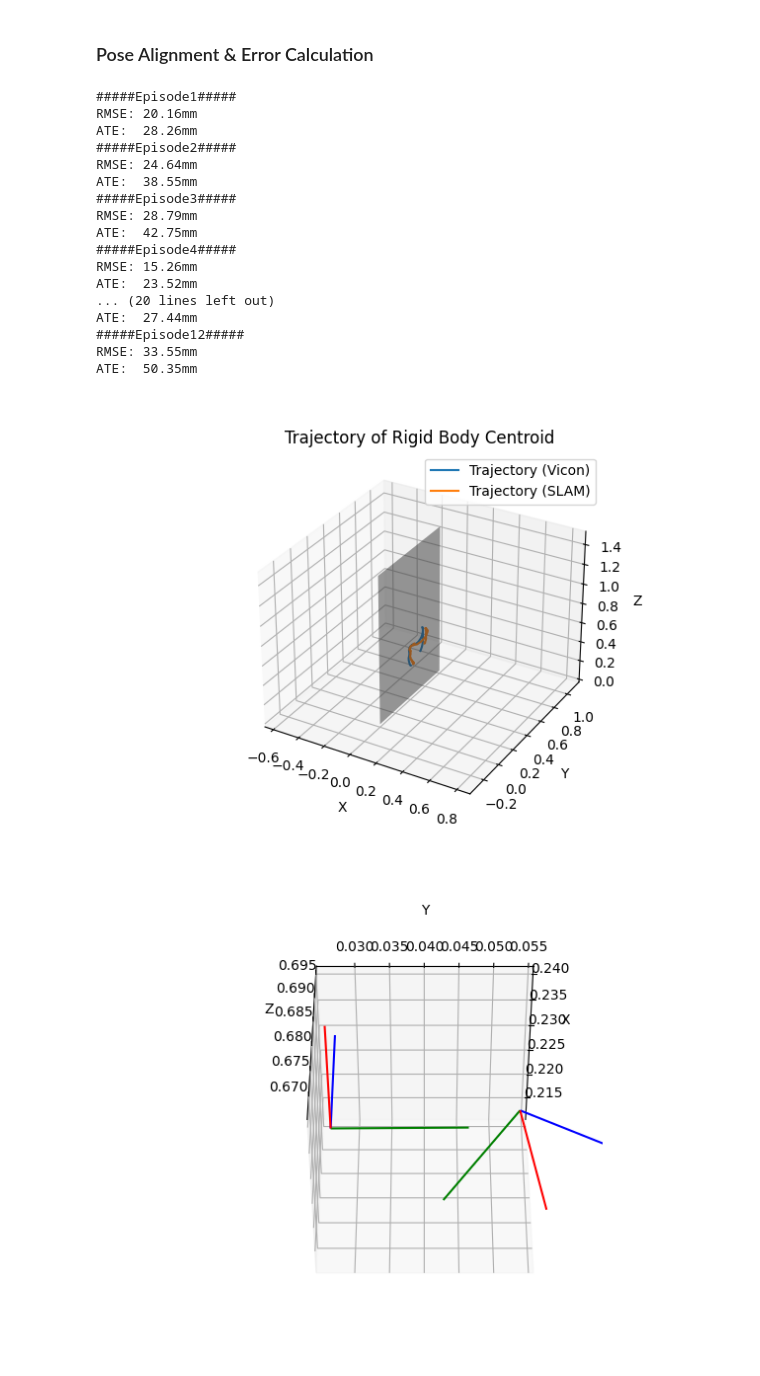
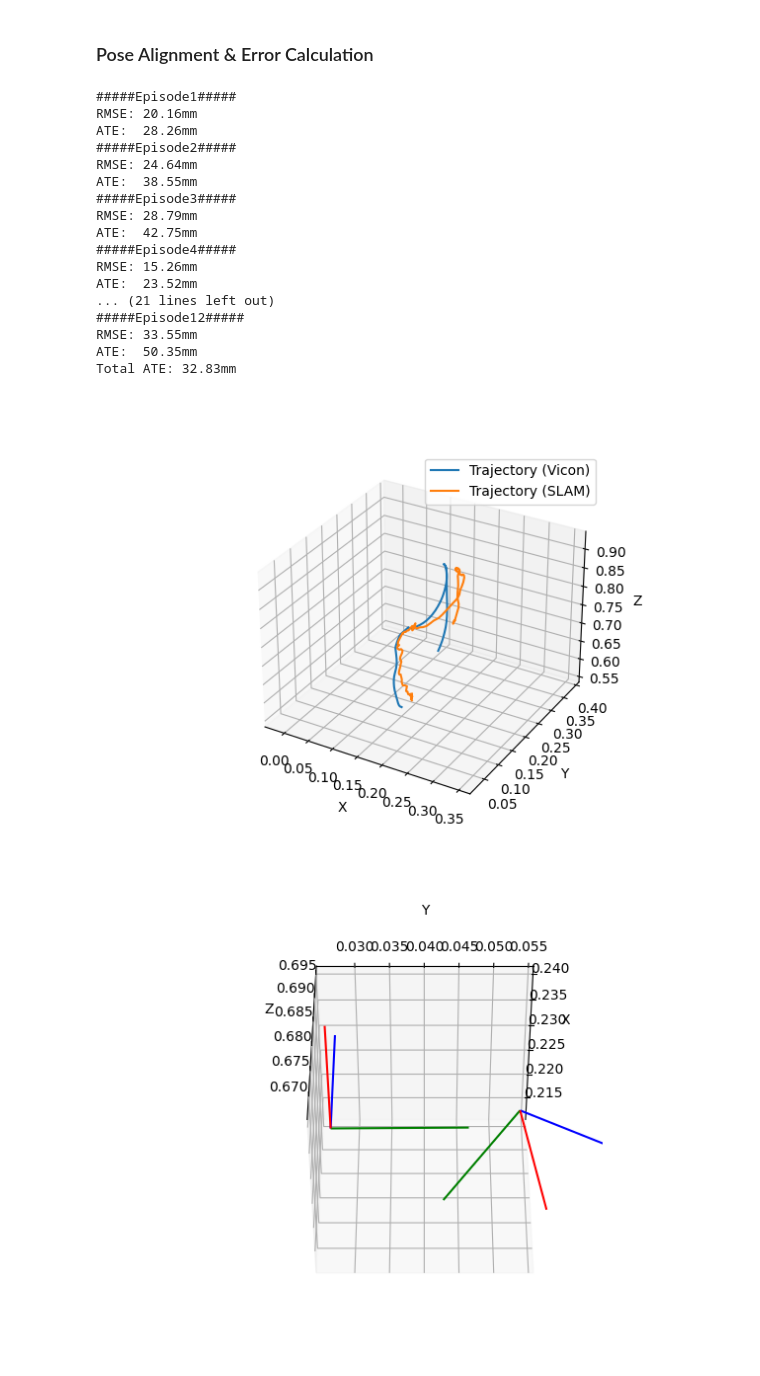
Before and after one commit to J4nn1K/demonstration-interface, a Jupyter notebook: notebooks/experiment1_slam_accuracy.ipynb, the cells around one changed output. Drawn from its saved outputs; the diff is of its cells as text; code cells hidden in the pictures.

```diff
--- a/notebooks/experiment1_slam_accuracy.ipynb
+++ b/notebooks/experiment1_slam_accuracy.ipynb
@@ -202,6 +207,8 @@ plt.show()
 # %% [markdown]
 ### Pose Alignment & Error Calculation
 # %%
+total = 0
+
 # Compute RMSE for translation components
 for i in range(len(cleaned_poses)):
     print(f'#####Episode{i+1}#####')
@@ -209,7 +216,12 @@ for i in range(len(cleaned_poses)):
     print(f'RMSE: {rmse_translation*1000:.2f}mm')
 
     ate = compute_ate(cleaned_poses[i], cleaned_vicon_poses[i])
+
+    total += ate
+
     print(f'ATE:  {ate*1000:.2f}mm')
+
+print(f'Total ATE: {total/len(cleaned_poses)*1000:.2f}mm')
 # %% [output]
 #####Episode1#####
 RMSE: 20.16mm
@@ -223,38 +235,38 @@ ATE:  42.75mm
 #####Episode4#####
 RMSE: 15.26mm
 ATE:  23.52mm
-... (20 lines left out)
-ATE:  27.44mm
+... (21 lines left out)
 #####Episode12#####
 RMSE: 33.55mm
 ATE:  50.35mm
+Total ATE: 32.83mm
 # %%
 # Visualize the trajectory of the centroid
 fig = plt.figure()
 ax = fig.add_subplot(111, projection='3d')
 
 ### TABLE ###
-y = np.linspace(0, 0.8, 100)
-z = np.linspace(0, 1.5, 100)
-Y, Z = np.meshgrid(y, z)
-X = np.full_like(Y, 0)
-ax.plot_surface(X, Y, Z, alpha=0.5, rstride=100, cstride=100, color='grey')
+# y = np.linspace(0, 0.8, 100)
+# z = np.linspace(0, 1.5, 100)
+# Y, Z = np.meshgrid(y, z)
+# X = np.full_like(Y, 0)
+# ax.plot_surface(X, Y, Z, alpha=0.5, rstride=100, cstride=100, color='grey')
 
 ax.plot(cleaned_vicon_poses[0][:,0,3],cleaned_vicon_poses[0][:,1,3],cleaned_vicon_poses[0][:,2,3], label='Trajectory (Vicon)')
 ax.plot(cleaned_poses[0][:,0,3],cleaned_poses[0][:,1,3],cleaned_poses[0][:,2,3], label='Trajectory (SLAM)')
 
 ax.set_xlabel('X')
 ax.set_ylabel('Y')
 ax.set_zlabel('Z')
 
 
 
 set_axes_equal(ax)
-ax.set_title('Trajectory of Rigid Body Centroid')
+# ax.set_title('Trajectory of Rigid Body Centroid')
 plt.legend()
 plt.show()
 # %% [output]
-[figure, old version]
+[figure, new version]
 # %%
 fig = plt.figure()
 ax = fig.add_subplot(111, projection='3d')
```
Also changed, not shown: parts of 2 cells of this notebook, 4 other files.
